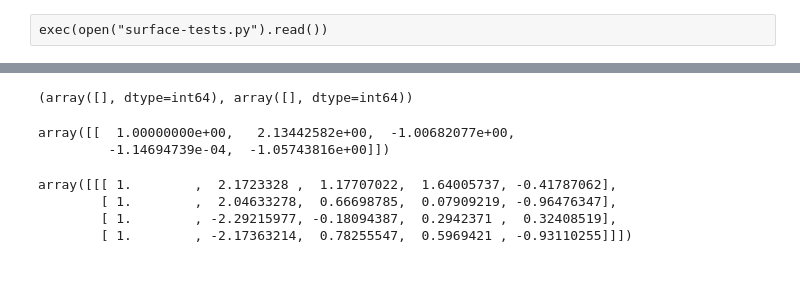
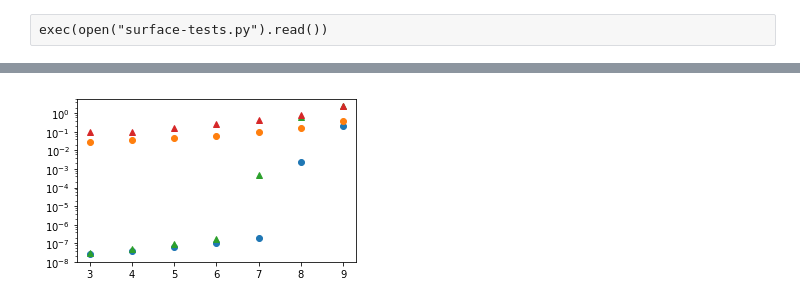
Before and after one commit to LCAV/surface-reconstruction, a Jupyter notebook: tests-results.ipynb, the cells around one changed output, grey strips where cells are left out. Drawn from its saved outputs; the diff is of its cells as text; code cells hidden in the pictures; blank space fills up the shorter version.

```diff
--- a/tests-results.ipynb
+++ b/tests-results.ipynb
@@ -4,6 +4,8 @@ from os import listdir
 import matplotlib.pyplot as plt
 from signals import *
 from plots import *
+from pylab import rcParams
+rcParams['figure.figsize'] = 5, 3
 # %% [raw]
 exec(open("surface-tests.py").read())
 # %%
@@ -26,7 +28,3 @@ listdir()
  'testfile.txt.npy',
  'tests-results.ipynb',
  'unknown-locations.ipynb']
-# %%
-nsr = np.load('nsr_6_1_0.npy')
-errors = np.load('errors_5_1_0.npy')
-params = np.load('params_5_1_0.npy')
@@ -56,16 +31,20 @@ wr_inds = np.where(errors>0.2)
-# %%
-wr_inds
-# %% [output]
-(array([], dtype=int64), array([], dtype=int64))
-# %%
-params[np.unique(wr_inds[0]),:]
-# %% [output]
-array([[  1.00000000e+00,   2.13442582e+00,  -1.00682077e+00,
-         -1.14694739e-04,  -1.05743816e+00]])
-# %%
-params[np.where(abs(params[:,1])>2),:]
-# %% [output]
-array([[[ 1.        ,  2.1723328 ,  1.17707022,  1.64005737, -0.41787062],
-        [ 1.        ,  2.04633278,  0.66698785,  0.07909219, -0.96476347],
-        [ 1.        , -2.29215977, -0.18094387,  0.2942371 ,  0.32408519],
-        [ 1.        , -2.17363214,  0.78255547,  0.5969421 , -0.93110255]]])
+# %%
+results = np.empty((2,4,10))
+all_errors = np.empty((4,10,50*13))
+# %%
+for n in range(3,10):
+    for nl in [0,3]:
+        code = str(n)+"_1_"+str(nl)
+#         nsr = np.load('nsr_'+code+'.npy')
+        errors = np.load('errors_'+code+'.npy')
+#         params = np.load('params_'+code+'.npy')
+        results[0,nl,n] = np.degrees(np.percentile(errors, q=50))
+        results[1,nl,n] = np.degrees(np.percentile(errors, q=95))
+
+        all_errors[nl,n,:] = errors.flatten()
+# %%
+plt.semilogy(range(3,10),results[0,[0,3],3:10].T, 'o')
+plt.semilogy(range(3,10),results[1,[0,3],3:10].T, '^')
+plt.show()
+# %% [output]
+[figure, added]
```
Also changed, not shown: parts of 8 cells of this notebook, 2 other files.
